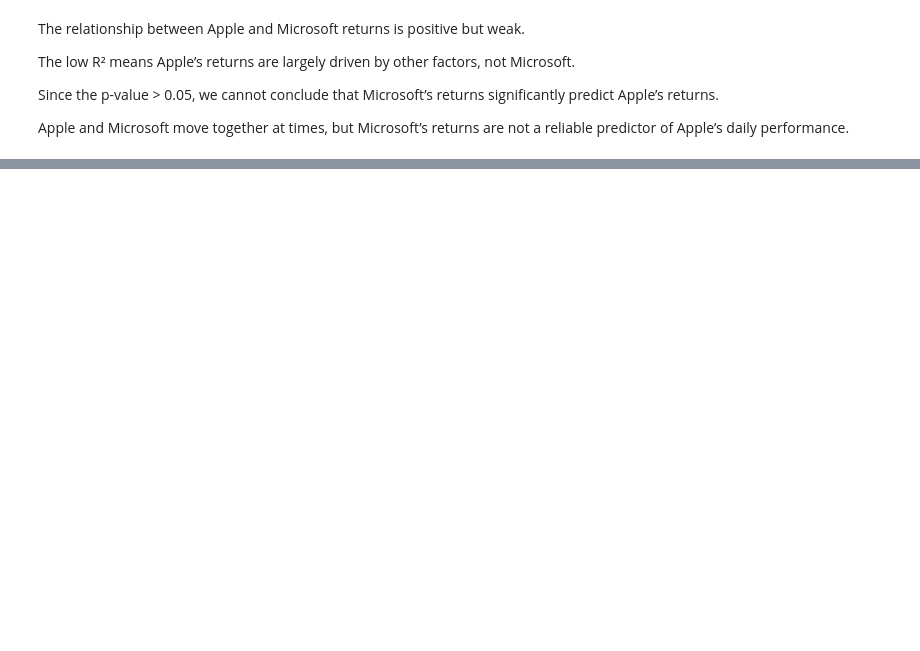
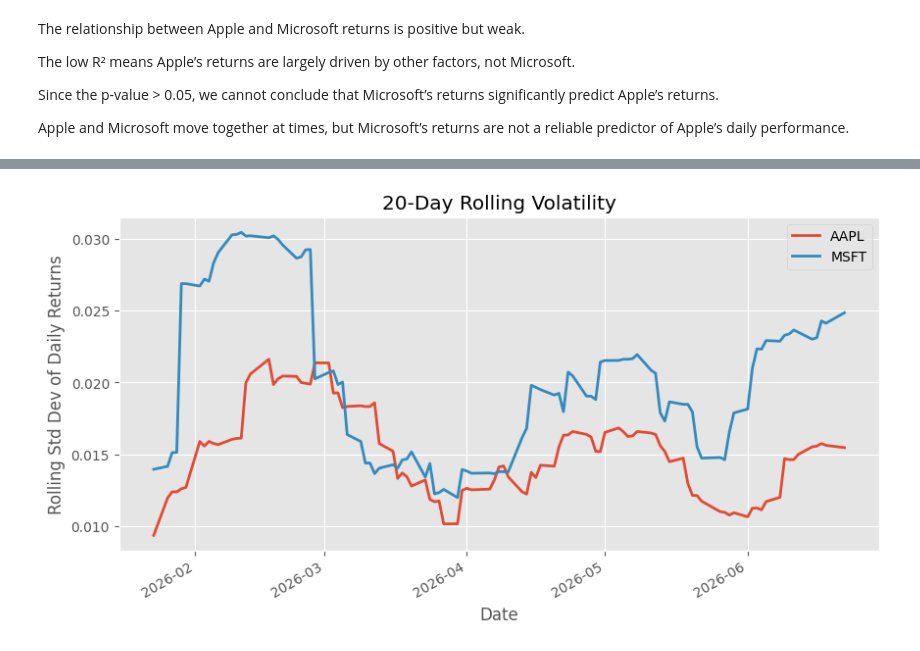
Before and after one commit to Afras2077/Stock-Analysis-Apple-vs-Microsoft, a Jupyter notebook: stock_analysis.ipynb, the cells around one changed output, grey strips where cells are left out. Cells and saved outputs as stored; diff of their text form; code cells hidden in the pictures; blank space fills up the shorter version.

```diff
--- a/stock_analysis.ipynb
+++ b/stock_analysis.ipynb
@@ -238,0 +278,11 @@ plt.show()
+# %%
+rolling_vol = returns.rolling(window=20).std()
+
+plt.style.use("ggplot")
+rolling_vol.plot(figsize=(10,5), linewidth=2)
+plt.title("20-Day Rolling Volatility")
+plt.xlabel("Date")
+plt.ylabel("Rolling Std Dev of Daily Returns")
+plt.show()
+# %% [output]
+[figure, added]
```
Also changed, not shown: parts of 14 cells of this notebook.
